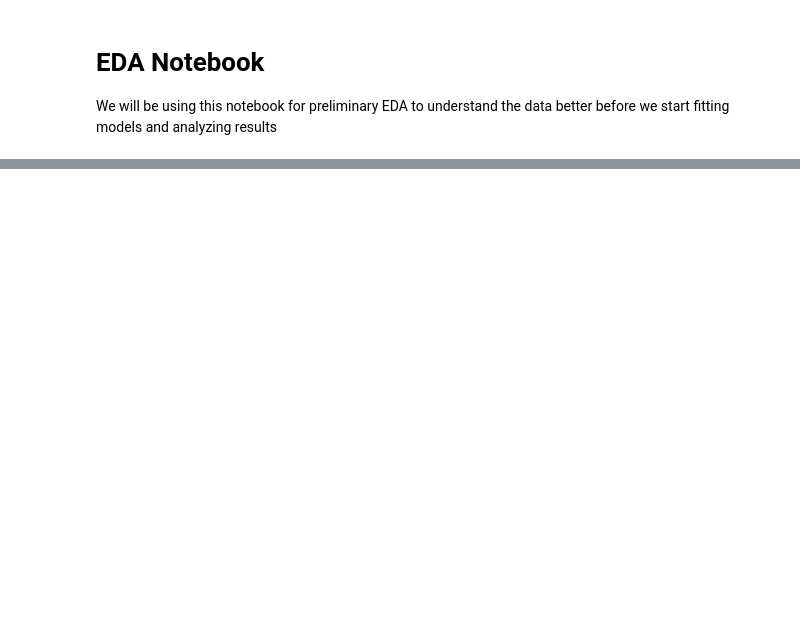
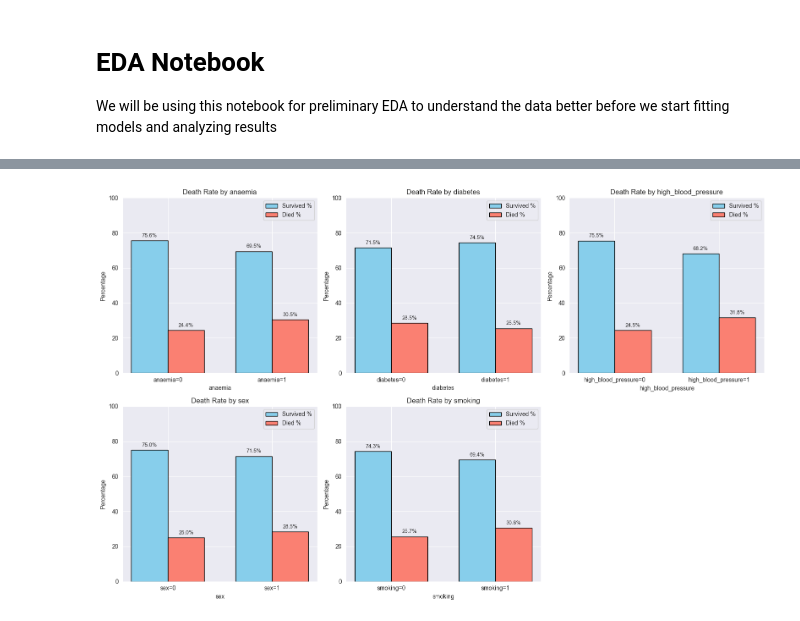
Before and after one commit to DilanDoshi/m148_heart_failure_predictors-, a Jupyter notebook: notebooks/01-EDA.ipynb, the cells around one changed output, grey strips where cells are left out. Cells and saved outputs as stored; diff of their text form; code cells hidden in the pictures; blank space fills up the shorter version.

```diff
--- a/notebooks/01-EDA.ipynb
+++ b/notebooks/01-EDA.ipynb
@@ -18,0 +243,35 @@ NameError: name 'pd' is not defined
+# %%
+# Grouped bar charts: Death rate by categorical features
+fig, axes = plt.subplots(2, 3, figsize=(16, 10))
+axes = axes.flatten()
+
+for i, feature in enumerate(categorical_features):
+    death_rate = df.groupby(feature)['DEATH_EVENT'].agg(['sum', 'count', 'mean'])
+    death_rate['survival_rate'] = 1 - death_rate['mean']
+
+    x = death_rate.index.astype(str)
+    width = 0.35
+    x_pos = np.arange(len(x))
+
+    axes[i].bar(x_pos - width/2, death_rate['survival_rate'] * 100, width,
+                label='Survived %', color='skyblue', edgecolor='black')
+    axes[i].bar(x_pos + width/2, death_rate['mean'] * 100, width,
+                label='Died %', color='salmon', edgecolor='black')
+
+    axes[i].set_xlabel(feature)
+    axes[i].set_ylabel('Percentage')
+    axes[i].set_title(f'Death Rate by {feature}')
+    axes[i].set_xticks(x_pos)
+    axes[i].set_xticklabels([f'{feature}={val}' for val in x])
+    axes[i].legend()
+    axes[i].set_ylim(0, 100)
+
+    for j, (surv, died) in enumerate(zip(death_rate['survival_rate'] * 100, death_rate['mean'] * 100)):
+        axes[i].text(j - width/2, surv + 2, f'{surv:.1f}%', ha='center', fontsize=9)
+        axes[i].text(j + width/2, died + 2, f'{died:.1f}%', ha='center', fontsize=9)
+
+axes[-1].remove()
+plt.tight_layout()
+plt.show()
+# %% [output]
+[figure, added]
```
Also changed, not shown: parts of 24 cells of this notebook, 3 other files.
